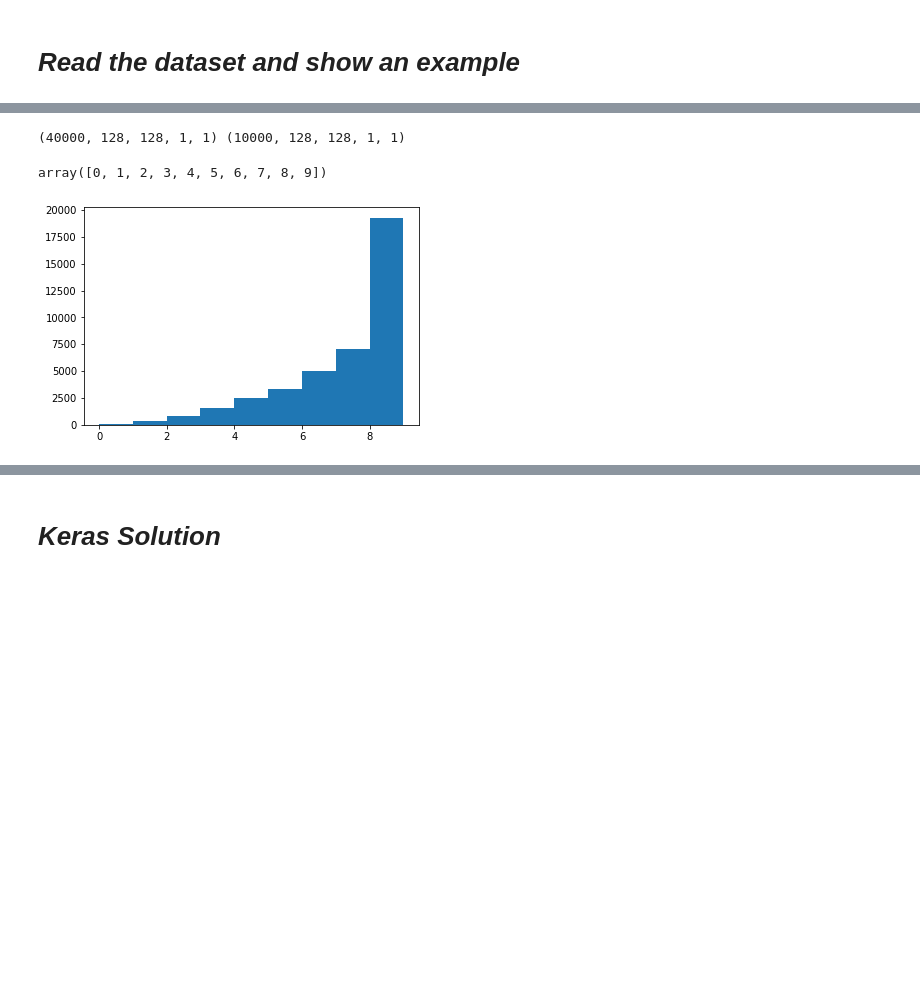
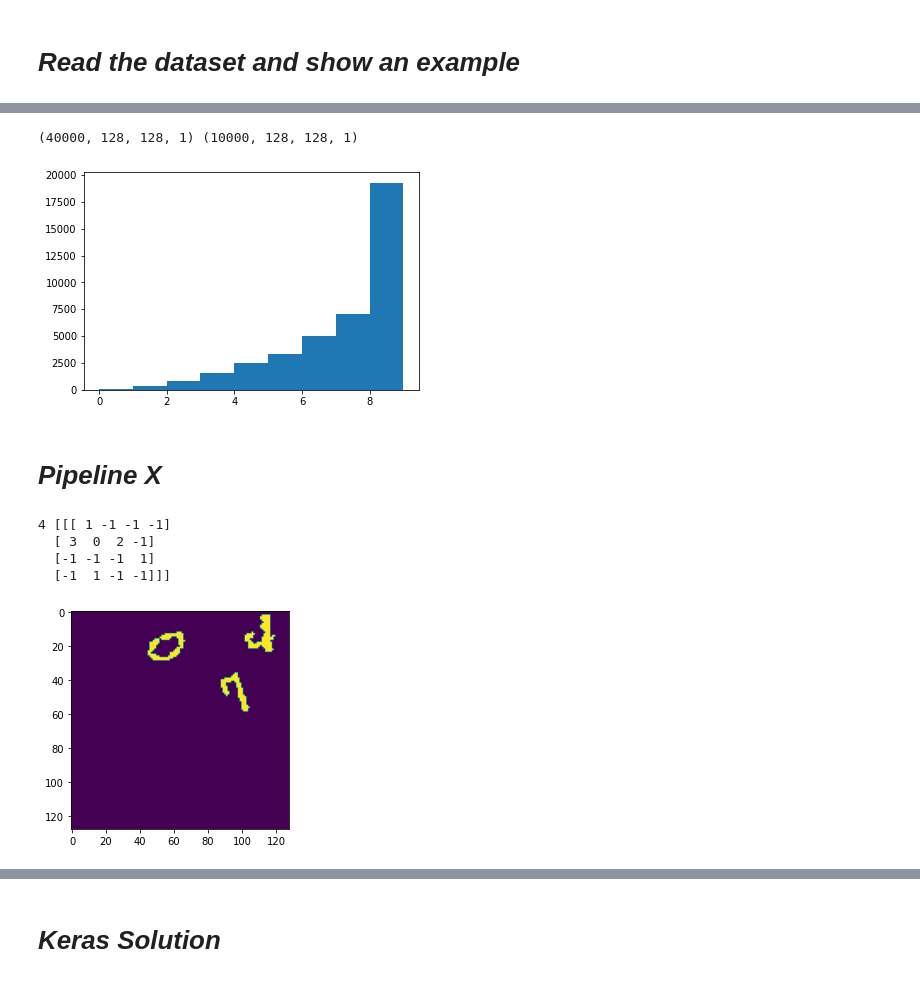
Before and after one commit to aquangnguyen1992/tensorflow_colab, a Jupyter notebook: mnist_max.ipynb, the cells around one changed output, grey strips where cells are left out. Drawn from its saved outputs; the diff is of its cells as text; code cells hidden in the pictures; blank space fills up the shorter version.

```diff
--- a/mnist_max.ipynb
+++ b/mnist_max.ipynb
@@ -78,19 +82,44 @@ print(display)
 # %%
-X_train = np.expand_dims(X_train, axis=3)
-X_test = np.expand_dims(X_test, axis=3)
+#X_train = np.expand_dims(X_train, axis=3)
+#X_test = np.expand_dims(X_test, axis=3)
 
-print(X_train.shape, X_test.shape)
+#print(X_train.shape, X_test.shape)
 plt.hist(np.array(Y_train), bins=range(len(number_of_label[0])))
 number_of_label[0]
 
-#b = np.zeros((Y_train.size, Y_train.max()+1))
-#b[np.arange(Y_train.size),Y_train] = 1
-#Y_train = b
+b = np.zeros((Y_train.size, Y_train.max()+1))
+b[np.arange(Y_train.size),Y_train] = 1
+Y_train = b
 
-#b = np.zeros((Y_test.size, Y_test.max()+1))
-#b[np.arange(Y_test.size),Y_test] = 1
-#Y_test = b
+b = np.zeros((Y_test.size, Y_test.max()+1))
+b[np.arange(Y_test.size),Y_test] = 1
+Y_test = b
+
+def data_preprocessing2(data):
+  dataout = (data/255.0)
+  dataout = np.expand_dims(dataout, axis=3)
+  return dataout
+
+print(data_preprocessing2(X_train).shape, data_preprocessing2(X_test).shape)
 # %% [output]
-(40000, 128, 128, 1, 1) (10000, 128, 128, 1, 1)
+(40000, 128, 128, 1) (10000, 128, 128, 1)
-array([0, 1, 2, 3, 4, 5, 6, 7, 8, 9])
 [figure]
+# %% [markdown]
+# ***Pipeline X***
+# %%
+import cv2
+def pipeline_X(data):
+  dataout = []
+  return dataout
+
+plt.imshow(sample.astype(np.float32))
+ret, black_white = cv2.threshold((sample*255).astype(np.uint8), 254, 255, 0)
+plt.imshow(black_white.astype(np.float32))
+contours, hierarchy = cv2.findContours(black_white, cv2.RETR_TREE, cv2.CHAIN_APPROX_SIMPLE)
+print(len(contours), hierarchy)
+# %% [output]
+4 [[[ 1 -1 -1 -1]
+  [ 3  0  2 -1]
+  [-1 -1 -1  1]
+  [-1  1 -1 -1]]]
+[figure, added]
```
Also changed, not shown: parts of 10 cells of this notebook.
